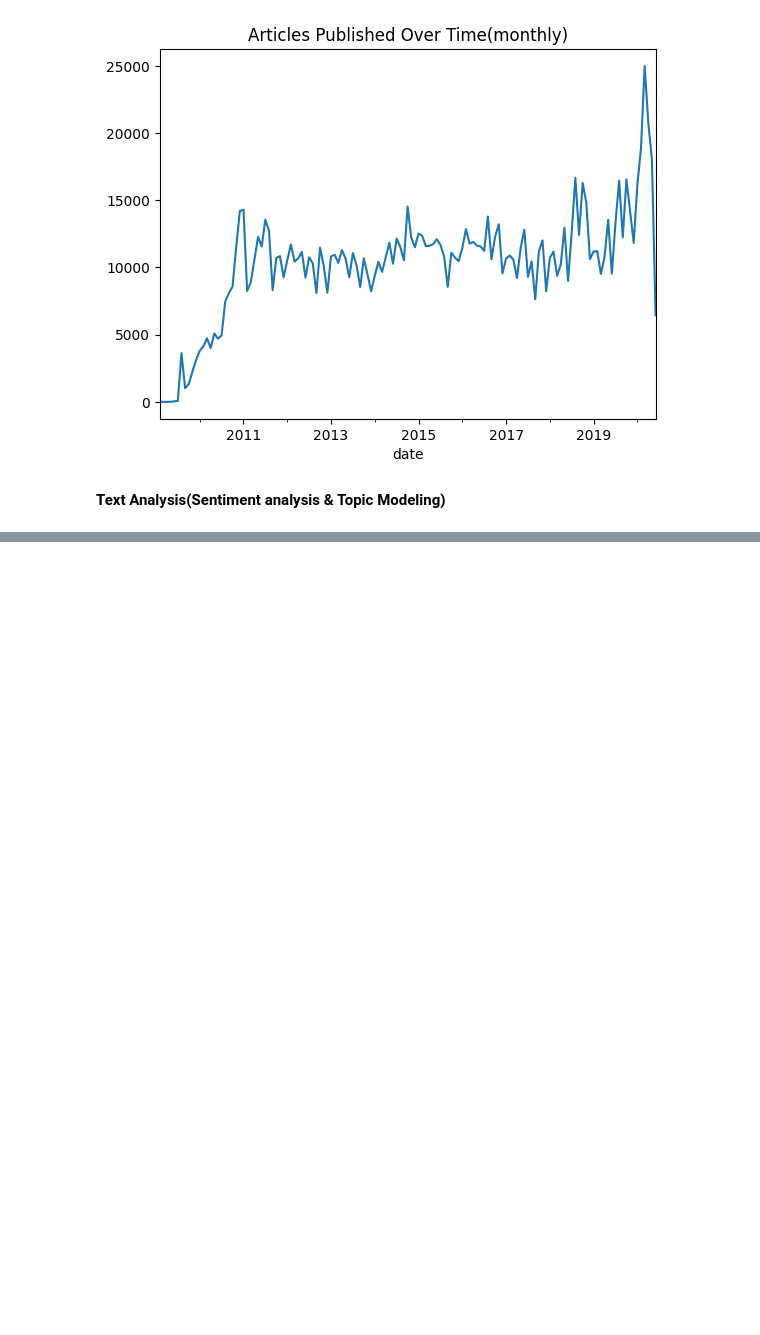
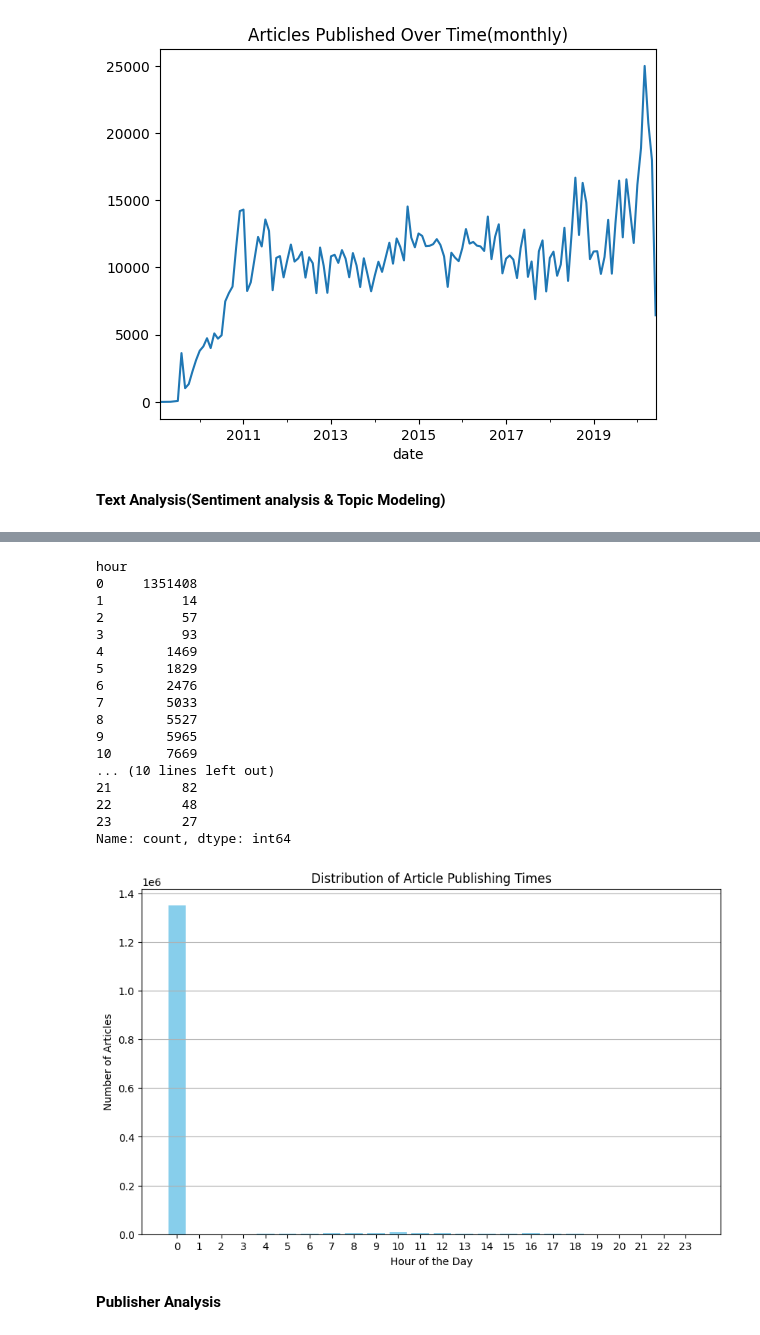
Before and after one commit to Bekyy/financial-news-data-analysis, a Jupyter notebook: notebooks/sentiment_analysis.ipynb, the cells around one changed output, grey strips where cells are left out. Drawn from its saved outputs; the diff is of its cells as text; code cells hidden in the pictures; blank space fills up the shorter version.

```diff
--- a/notebooks/sentiment_analysis.ipynb
+++ b/notebooks/sentiment_analysis.ipynb
@@ -213,0 +443,8 @@ plt.show()
+# %%
+# Construct the file path
+file_path = os.path.join(rpath, 'data', 'raw_news_data','raw_analyst_ratings.csv')
+
+# Read the CSV file into a DataFrame
+data = pd.read_csv(file_path)
+data = data[['date','headline','url','publisher','stock']]
+data.head()
@@ -213,0 +464,11 @@ plt.show()
+# %%
+# Assuming your dataset is loaded into a DataFrame called 'data'
+# Ensure the date column is in datetime format
+# data['date'] = pd.to_datetime(data['date'], format="mixed")
+data['date'] = pd.to_datetime(data['date'], format='ISO8601')
+
+# Extract the hour of publication
+data['hour'] = data['date'].dt.hour
+
+# Display the first few entries to verify
+print(data[['date', 'hour']].head())
@@ -213,0 +502,37 @@ plt.show()
+# %%
+# Count the number of articles published at each hour
+articles_per_hour = data['hour'].value_counts().sort_index()
+
+# Display the distribution
+print(articles_per_hour)
+
+# Plot the number of articles published at each hour
+plt.figure(figsize=(10, 6))
+plt.bar(articles_per_hour.index, articles_per_hour.values, color='skyblue')
+plt.xlabel('Hour of the Day')
+plt.ylabel('Number of Articles')
+plt.title('Distribution of Article Publishing Times')
+plt.xticks(range(24))  # Ensure all 24 hours are shown
+plt.grid(axis='y')
+plt.show()
+# %% [output]
+hour
+0     1351408
+1          14
+2          57
+3          93
+4        1469
+5        1829
+6        2476
+7        5033
+8        5527
+9        5965
+10       7669
+... (10 lines left out)
+21         82
+22         48
+23         27
+Name: count, dtype: int64
+[figure, added]
+# %% [markdown]
+**Publisher Analysis**
```
Also changed, not shown: parts of 24 cells of this notebook, 1 other file.
